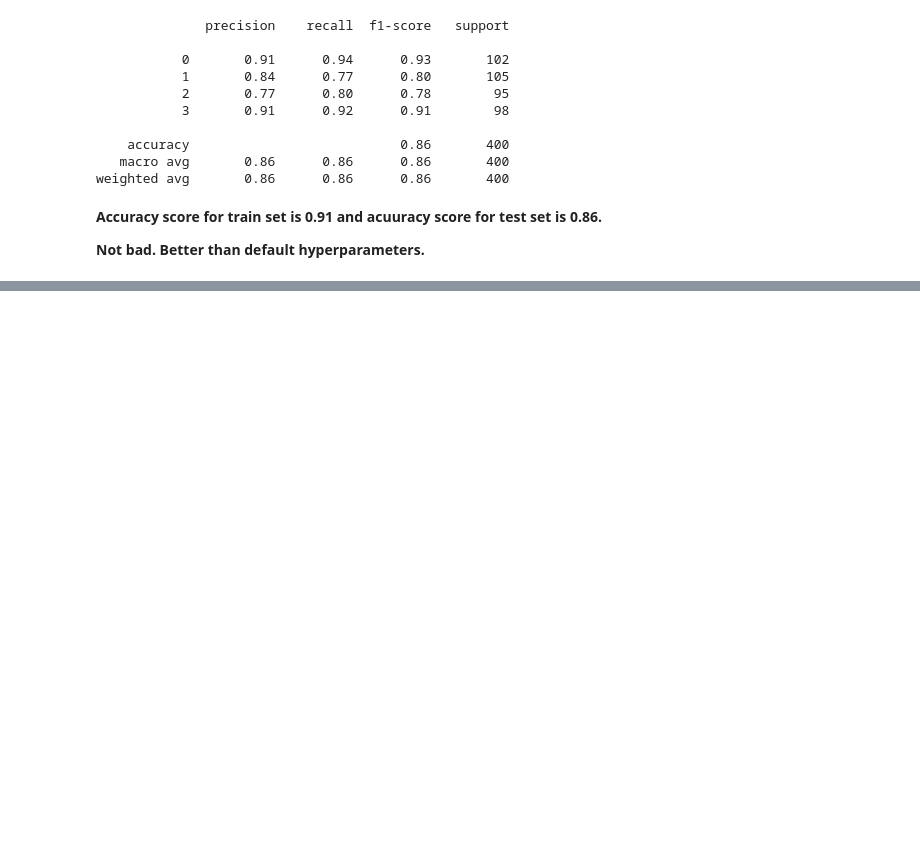
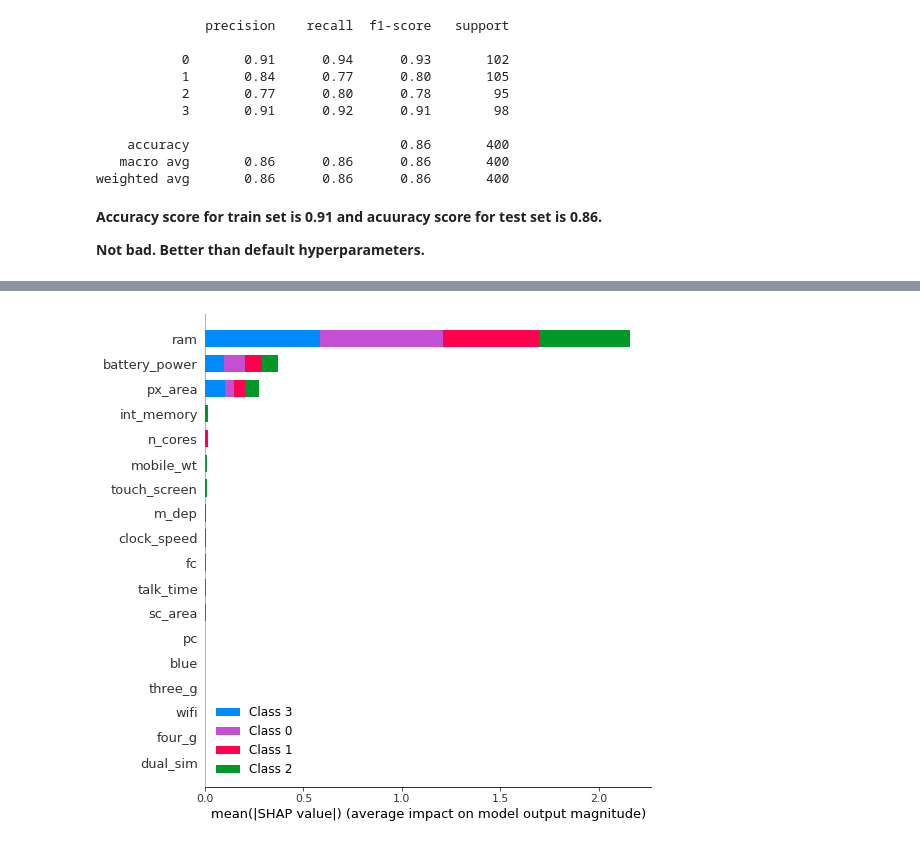
Before and after one commit to vickypandey07/Mobile-Price-Range-Prediction, a Jupyter notebook: Mobile_Price_Range_Prediction_Vikram_Pandey_Capstone_Project_3.ipynb, the cells around one changed output, grey strips where cells are left out. Cells and saved outputs as stored; diff of their text form; code cells hidden in the pictures; blank space fills up the shorter version.

```diff
--- a/Mobile_Price_Range_Prediction_Vikram_Pandey_Capstone_Project_3.ipynb
+++ b/Mobile_Price_Range_Prediction_Vikram_Pandey_Capstone_Project_3.ipynb
@@ -785,0 +1248,12 @@ test_df=test_df.append(dict2,ignore_index=True)
+# %%
+# creating a shap instance for test set
+
+X_test_val=pd.DataFrame(X_test,columns=l)
+explainer_train = shap.TreeExplainer(xgb_optimal_model2)
+shap_values_test = explainer_train.shap_values(X_test_val)
+# %%
+# Let's visualize
+
+shap.summary_plot(shap_values_test,X_test_val,plot_type='bar')
+# %% [output]
+[figure, added]
```
Also changed, not shown: parts of 50 cells of this notebook.
